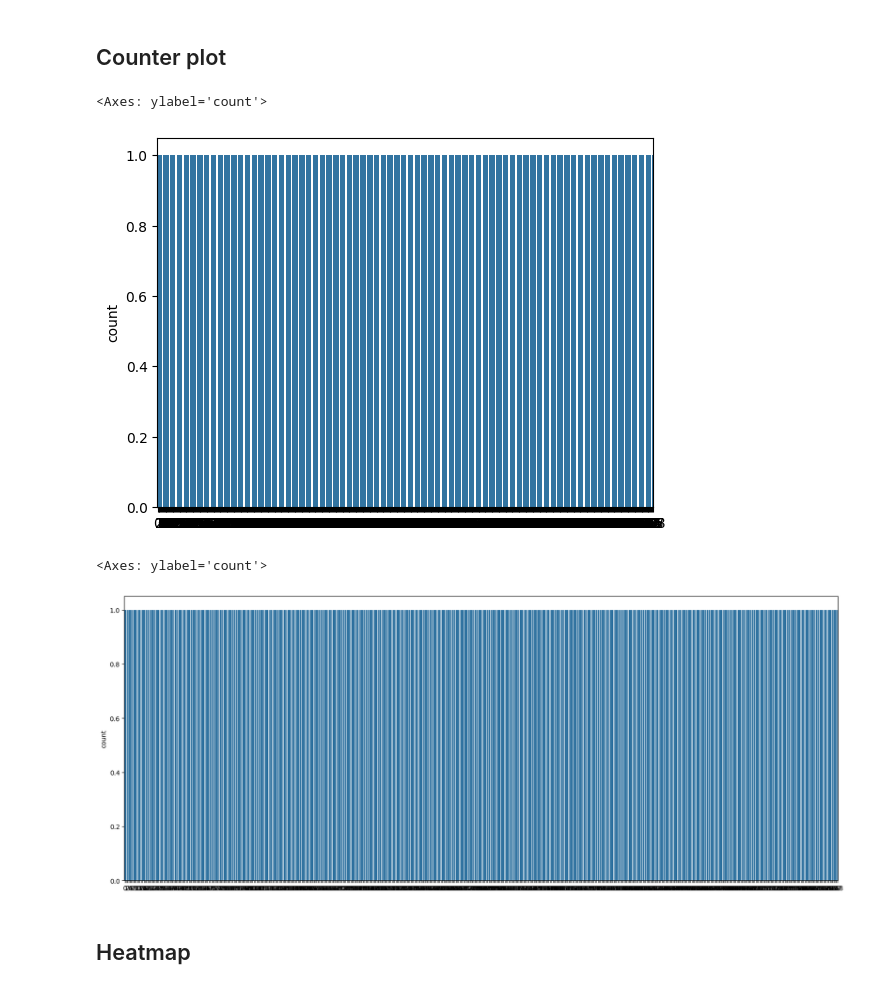
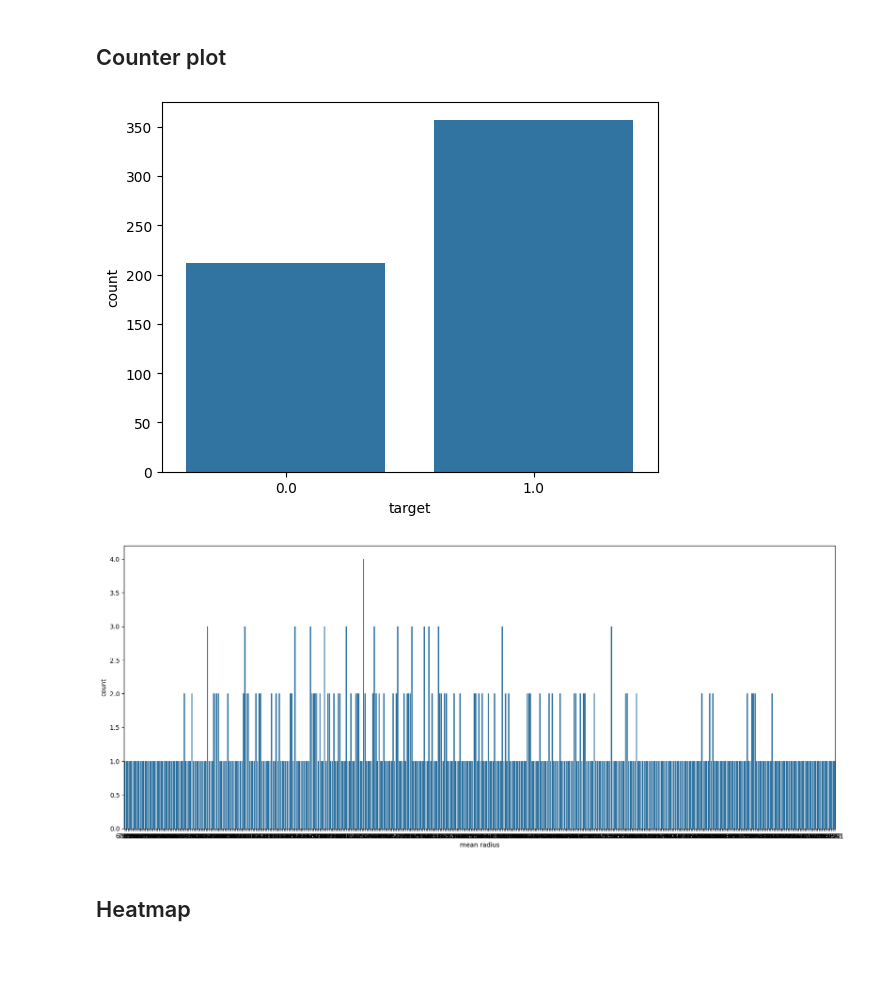
Before and after one commit to JaneeshaJ2001/Deep-Learning-Practise, a Jupyter notebook: Breast_Cancer_Detection.ipynb, the cells around one changed output. Saved outputs shown, nothing was run; the diff lists cells and outputs as text; code cells hidden in the pictures; blank space fills up the shorter version.

```diff
--- a/Breast_Cancer_Detection.ipynb
+++ b/Breast_Cancer_Detection.ipynb
@@ -164,16 +164,16 @@ The pair plot showing malignant and benign tumor data distributed in two classes
 # %% [markdown]
 ## Counter plot
 # %%
-sns.countplot(df['target'])
+sns.countplot(data=df, x='target')
+plt.show()
 # %% [output]
-<Axes: ylabel='count'>
-[figure, old version]
+[figure, new version]
 # %%
 plt.figure(figsize=(20,8))
-sns.countplot(df['mean radius'])
+sns.countplot(data=df, x='mean radius')
+plt.show()
 # %% [output]
-<Axes: ylabel='count'>
-[figure, old version]
+[figure, new version]
 # %% [markdown]
 ## Heatmap
 # %%
```
Also changed, not shown: parts of 4 cells of this notebook.
